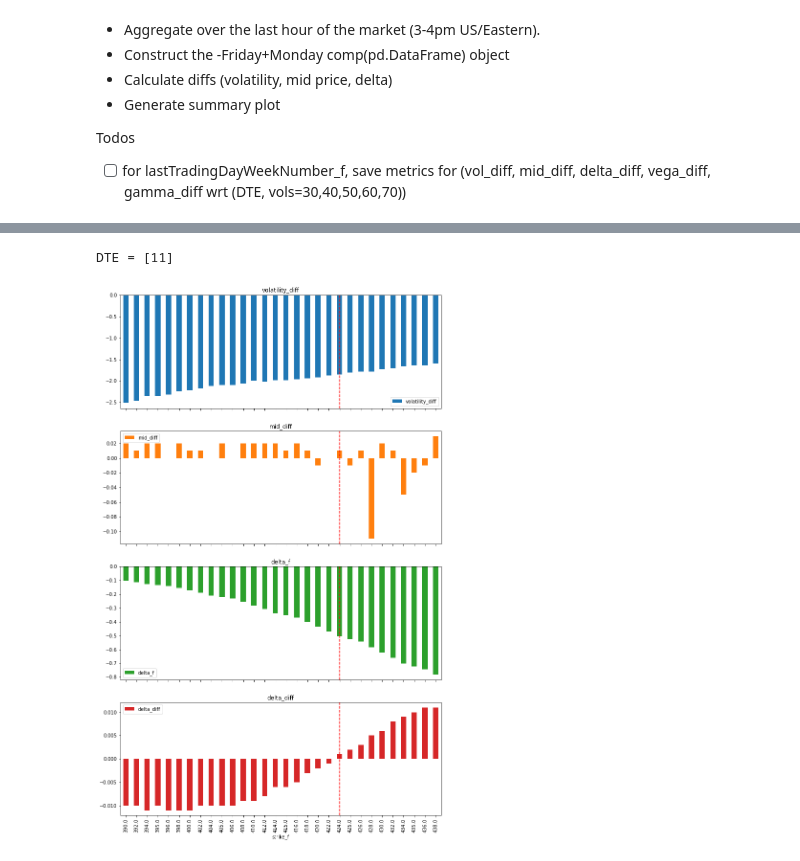
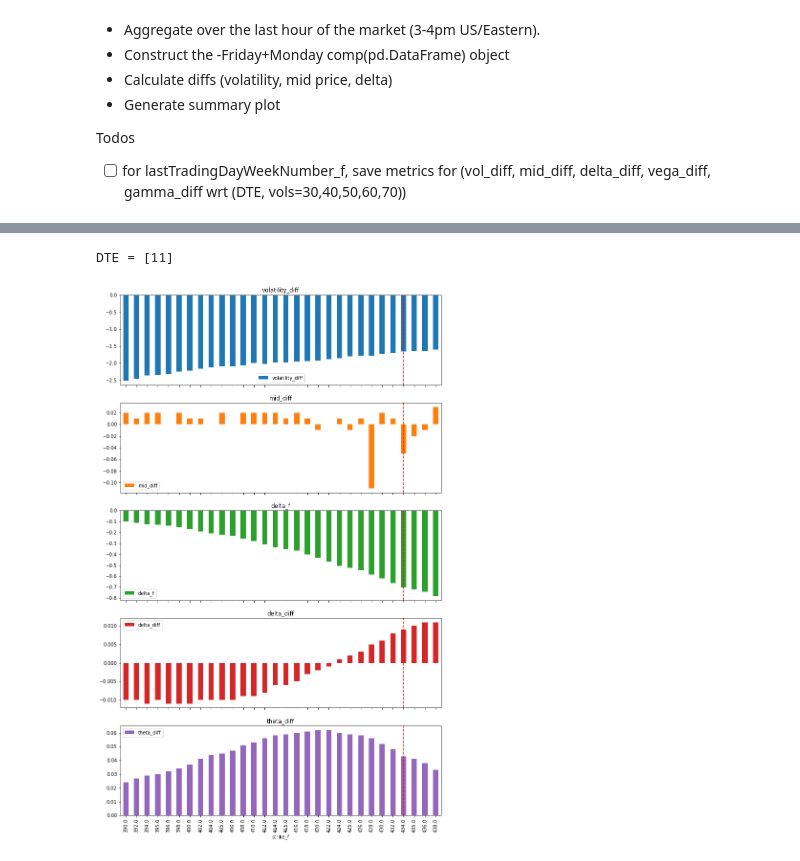
Before and after one commit to westonplatter/finx-option-data, a Jupyter notebook: Public-relvalvol.ipynb, the cells around one changed output, grey strips where cells are left out. Saved outputs shown, nothing was run; the diff lists cells and outputs as text; code cells hidden in the pictures.

Commit message:
move calc methods to module

```diff
--- a/Public-relvalvol.ipynb
+++ b/Public-relvalvol.ipynb
@@ -33,7 +40,7 @@ Todos
 # df = dd.read_parquet("/Users/vifo/work/lsc/finx-option-data/data/raw/2022/4/25/*.parquet.gzip")
 
 # pandas read the entire directory
-data_dir = Path('/Users/vifo/work/lsc/finx-option-data/data/raw/2022/4/25')
+data_dir = Path('/Users/vifo/work/lsc/finx-option-data/data/raw/2022/4/26')
 df = pd.concat(
     pd.read_parquet(parquet_file)
     for parquet_file in data_dir.glob('*.parquet.gzip')
@@ -79,9 +80,9 @@ transform_last_trading_day_human
 # %%
 def filter_df(df,
-           underlyings: list=None,
-           last_trading_day_min=None,
-           last_trading_day_max=None
-    ):
+    underlyings: list=None,
+    last_trading_day_min=None,
+    last_trading_day_max=None
+):
 
     if underlyings is not None:
         df = df[ df['underlying'].isin(underlyings)].copy()
@@ -94,7 +95,7 @@ def filter_df(df,
 
     return df
 
-tdf = filter_df(df, underlyings=["SPY"])
+tdf = filter_df(tdf, underlyings=["SPY"])
 # %%
 x = pd.to_datetime('2022-04-25 20:00')
 
@@ -108,6 +109,7 @@ tdf = (tdf.
         "strike": "last",
         "call_put": "last",
         "delta": "last",
+        "theta": "last",
         "lastTradingDay": "last",
         "quoteTimeInLong": "last",
         "daysToExpiration": "last",
@@ -143,66 +163,60 @@ def gen_friday_and_following_friday(input_df):
 
 comp = gen_friday_and_following_monday(idf)
 # %%
-def calc_front_back_mid_diff(df) -> None:
-    """
-    Calc the mid diff between -AskBid_front + AskBid_back.
-    Stores in mid_[f|b|diff].
-    Returns: None
-    """
-    df["mid_f"] = (df["ask_f"]-df["bid_f"])
-    df["mid_b"] = (df["ask_b"]-df["bid_b"])
-    df["mid_diff"] = - df["mid_f"] + df["mid_b"]
-    return None
+# def calc_front_back_mid_diff(df) -> None:
+#     """
+#     Calc the mid diff between -AskBid_front + AskBid_back.
+#     Stores in mid_[f|b|diff].
+#     Returns: None
+#     """
+#     df["mid_f"] = (df["ask_f"]-df["bid_f"])
+#     df["mid_b"] = (df["ask_b"]-df["bid_b"])
+#     df["mid_diff"] = - df["mid_f"] + df["mid_b"]
+#     return None
 
-def calc_front_back_volitality_diff(df) -> None:
-    """
-    Calc the volatility diff between -volatility_f + volatility_b
-    Stores in volatility_diff.
-    Returns: None
-    """
-    df["volatility_diff"] = -df["volatility_f"] + df["volatility_b"]
-    return None
+# def calc_front_back_volitality_diff(df) -> None:
+#     """
+#     Calc the volatility diff between -volatility_f + volatility_b
+#     Stores in volatility_diff.
+#     Returns: None
+#     """
+#     df["volatility_diff"] = -df["volatility_f"] + df["volatility_b"]
+#     return None
 
-def calc_front_back_delta_diff(df) -> None:
-    """
-    Calc the delta diff between -delta_f + delta_b
-    Stores in delta_diff
-    Returns: None
-    """
-    df["delta_diff"] = - df["delta_f"] + df["delta_b"]
-    return None
+
 
 calc_front_back_mid_diff(comp)
 calc_front_back_volitality_diff(comp)
 calc_front_back_delta_diff(comp)
+calc_front_back_theta_diff(comp)
 
 plot_df = comp.query("lastTradingDayDes_f == 'EW1'")
 
 print(f"DTE = {plot_df.daysToExpiration_f.unique()}")
 
 call_put = "p"
 
 # plot df
 plot_df = (
-    plot_df[["volatility_diff", "mid_diff", "delta_f", "delta_diff", "call_put_f", "strike_f"]].
+    plot_df[["volatility_diff", "mid_diff", "delta_f", "delta_diff", "theta_diff", "call_put_f", "strike_f"]].
     query(f"call_put_f == '{call_put}'").
     query("-0.8 < delta_f and delta_f < -0.1").
     set_index("strike_f")
 )
 
 # gets subplots
 axes = plot_df.plot.bar(subplots=True, figsize=(12, 20))
 
 # determine x value and plot_df index for ATM (50 delta) strike
-delta_50_index_value = plot_df.delta_f.add(0.5).abs().idxmin()
+delta_50_index_value = plot_df.delta_f.add(0.7).abs().idxmin()
 x_value = plot_df.index.searchsorted(delta_50_index_value)
 
 # highlight the ATM strike
 for ax in axes:
     ax.axvline(x_value, color='red', linestyle='dashed')
 # %% [output]
 DTE = [11]
-[figure, old version]
+[figure, new version]
 # %%
 xdf = (comp.query(f"call_put_f == '{call_put}'").
     query("-0.8 < delta_f and delta_f < -0.1").
```
Also changed, not shown: parts of 5 cells of this notebook, 4 other files.
